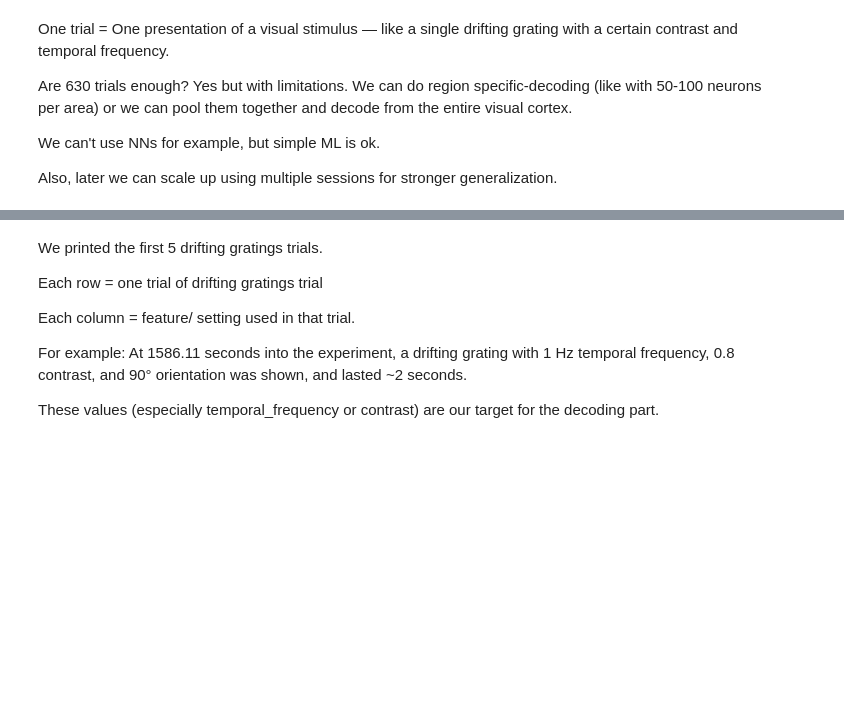
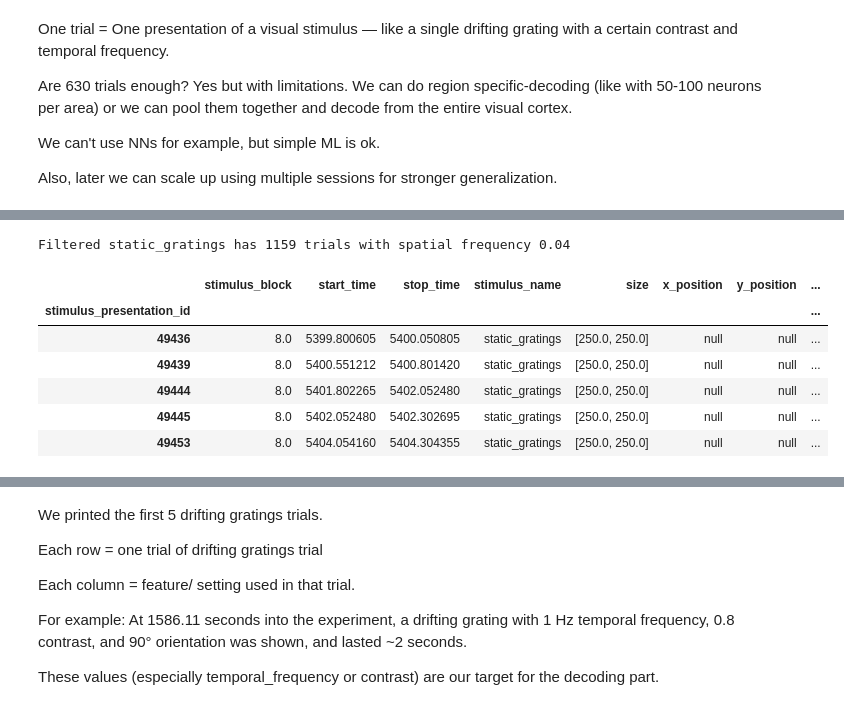
Before and after one commit to emmacristinamora/neuroscience, a Jupyter notebook: exploring_emma.ipynb, the cells around one changed output, grey strips where cells are left out. Cells and saved outputs as stored; diff of their text form; code cells hidden in the pictures; blank space fills up the shorter version.

```diff
--- a/exploring_emma.ipynb
+++ b/exploring_emma.ipynb
@@ -236,0 +279,16 @@ drifting[["start_time", "stop_time", "temporal_frequency", "contrast", "orientat
+# %%
+# Filter static_gratings to only include spatial frequency of 0.04
+static_filtered = static[static["spatial_frequency"] == 0.04]
+
+# Display the result
+print(f"Filtered static_gratings has {len(static_filtered)} trials with spatial frequency 0.04")
+display(static_filtered.head())
+# %% [output]
+Filtered static_gratings has 1159 trials with spatial frequency 0.04
+|  | stimulus_block | start_time | stop_time | stimulus_name | size | x_position | y_position | ... |
+| stimulus_presentation_id |  |  |  |  |  |  |  | ... |
+| 49436 | 8.0 | 5399.800605 | 5400.050805 | static_gratings | [250.0, 250.0] | null | null | ... |
+| 49439 | 8.0 | 5400.551212 | 5400.801420 | static_gratings | [250.0, 250.0] | null | null | ... |
+| 49444 | 8.0 | 5401.802265 | 5402.052480 | static_gratings | [250.0, 250.0] | null | null | ... |
+| 49445 | 8.0 | 5402.052480 | 5402.302695 | static_gratings | [250.0, 250.0] | null | null | ... |
+| 49453 | 8.0 | 5404.054160 | 5404.304355 | static_gratings | [250.0, 250.0] | null | null | ... |
```
Also changed, not shown: parts of 4 cells of this notebook, 2 other files.
